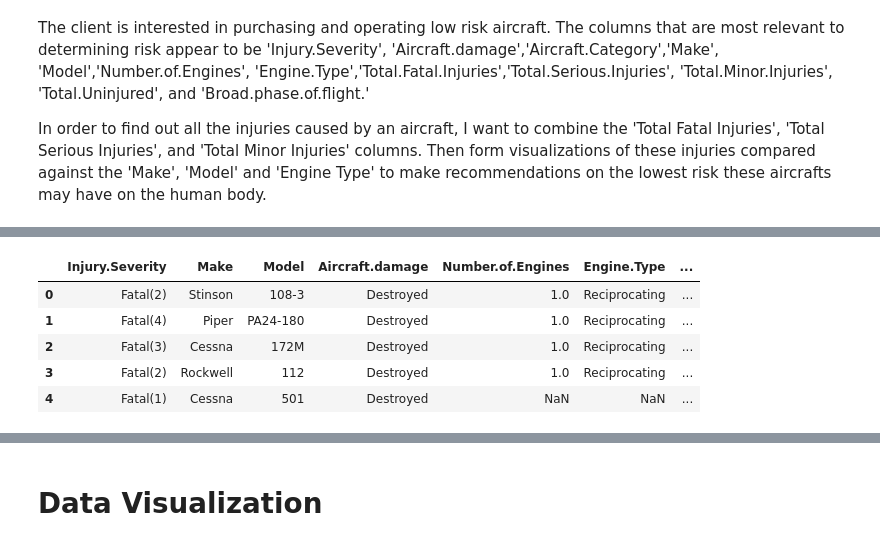
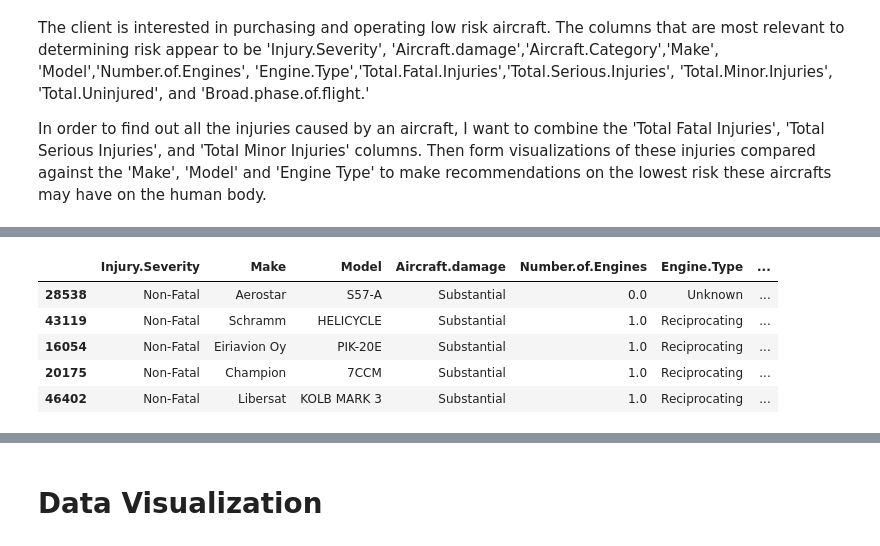
Before and after one commit to tingly-amua/Project---Aircraft-Risk, a Jupyter notebook: project.ipynb, the cells around one changed output, grey strips where cells are left out. Saved outputs shown, nothing was run; the diff lists cells and outputs as text; code cells hidden in the pictures.

```diff
--- a/project.ipynb
+++ b/project.ipynb
@@ -119,0 +136,4 @@ df = df[['Injury.Severity','Make', 'Model','Aircraft.damage', 'Number.of.Engines
+# %%
+#create a combined Make and Model column since these values are unique to each aircraft
+df['Combined'] = df['Make'] + ' ' + df['Model']
+df['Combined'].head()
@@ -119,0 +147,10 @@ df = df[['Injury.Severity','Make', 'Model','Aircraft.damage', 'Number.of.Engines
+# %%
+#drop missing values to now skew data wrongly
+df_clean = df.dropna(subset=['Injury.Severity','Make', 'Model','Aircraft.damage', 'Number.of.Engines', 'Engine.Type','Total.Fatal.Injuries',
+       'Total.Serious.Injuries', 'Total.Minor.Injuries', 'Total.Uninjured',
+       'Weather.Condition', 'Broad.phase.of.flight'])
+# %%
+#drop duplicates and create a random sample of 100 aircrafts since working with 88889 is difficult
+unique_aircrafts = df_clean.drop_duplicates(subset = ['Combined'])
+df_sample = unique_aircrafts.sample(n = 100, random_state= 42)
+df_sample.info()
@@ -120,10 +178,16 @@ df = df[['Injury.Severity','Make', 'Model','Aircraft.damage', 'Number.of.Engines
+# %%
+#using .apply() to get a 'Total Injuries' columns
+def calculate_total(row):
+    return row['Total.Fatal.Injuries'] + row['Total.Serious.Injuries'] + row['Total.Minor.Injuries']
+
+df_sample['Total Injuries'] = df.apply(calculate_total, axis=1)
 # %%
-#present the first five values of this new dataframe
-df.head()
+#display first 5 values of sampled dataframe
+df_sample.head()
 # %% [output]
 |  | Injury.Severity | Make | Model | Aircraft.damage | Number.of.Engines | Engine.Type | ... |
-| 0 | Fatal(2) | Stinson | 108-3 | Destroyed | 1.0 | Reciprocating | ... |
-| 1 | Fatal(4) | Piper | PA24-180 | Destroyed | 1.0 | Reciprocating | ... |
-| 2 | Fatal(3) | Cessna | 172M | Destroyed | 1.0 | Reciprocating | ... |
-| 3 | Fatal(2) | Rockwell | 112 | Destroyed | 1.0 | Reciprocating | ... |
-| 4 | Fatal(1) | Cessna | 501 | Destroyed | NaN | NaN | ... |
+| 28538 | Non-Fatal | Aerostar | S57-A | Substantial | 0.0 | Unknown | ... |
+| 43119 | Non-Fatal | Schramm | HELICYCLE | Substantial | 1.0 | Reciprocating | ... |
+| 16054 | Non-Fatal | Eiriavion Oy | PIK-20E | Substantial | 1.0 | Reciprocating | ... |
+| 20175 | Non-Fatal | Champion | 7CCM | Substantial | 1.0 | Reciprocating | ... |
+| 46402 | Non-Fatal | Libersat | KOLB MARK 3 | Substantial | 1.0 | Reciprocating | ... |
```
Also changed, not shown: parts of 53 cells of this notebook.
